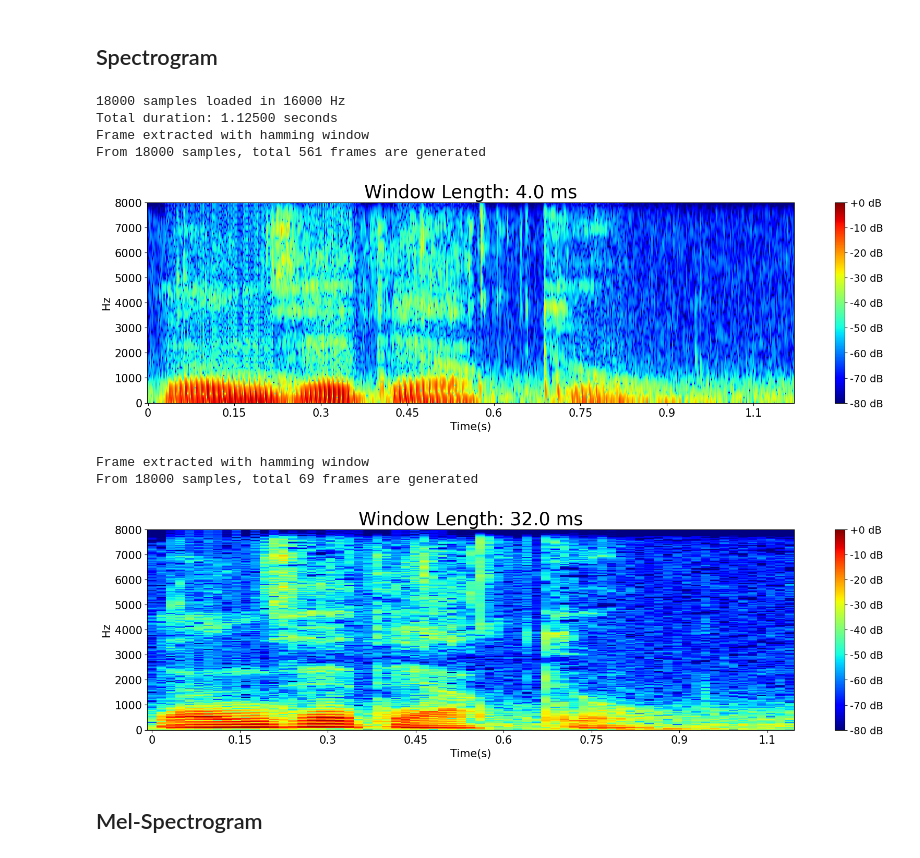
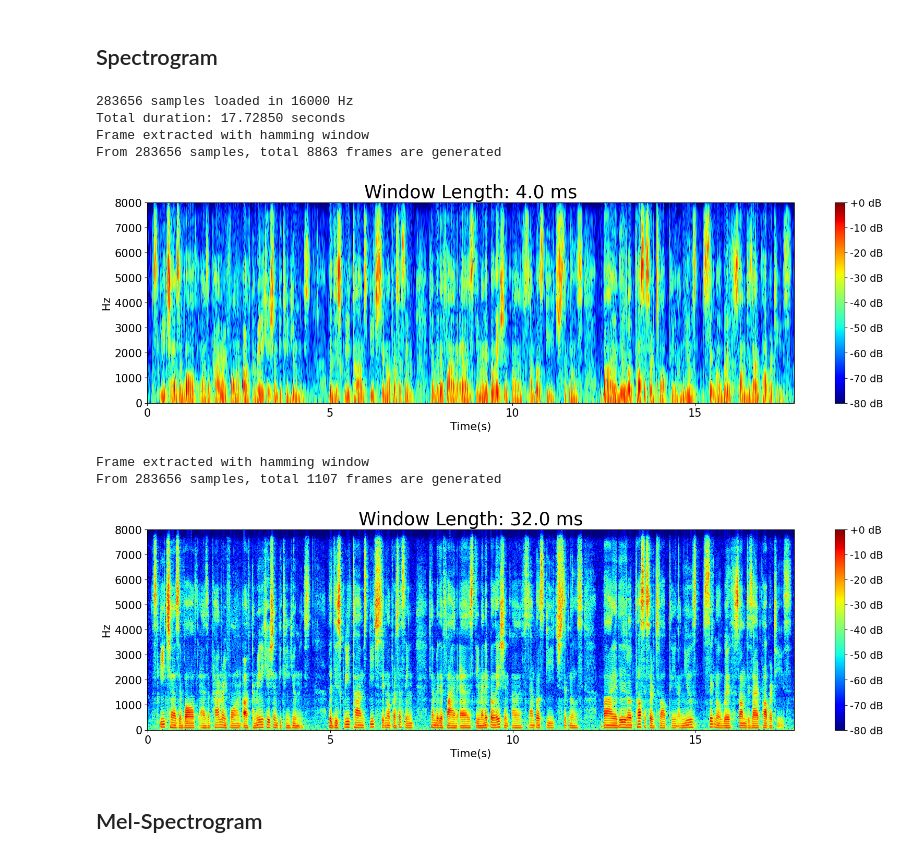
Before and after one commit to woongzip1/SpeechInterface, a Jupyter notebook: project_2.ipynb, the cells around one changed output. Saved outputs shown, nothing was run; the diff lists cells and outputs as text; code cells hidden in the pictures.

```diff
--- a/project_2.ipynb
+++ b/project_2.ipynb
@@ -137,28 +137,28 @@ def Spectrogram(y, sr, win_len, hop_len, win_type="hamming", n_fft=1024, dbscale
 # %%
 ## Spectrogram
 """ Plot Narrowband and Wideband Spectrogram """
 
-# path = "speech_16kHz.wav"
-path = "../SATEST-main/SATEST-main/yonseicrop.wav"
+path = "speech_16kHz.wav"
+# path = "../SATEST-main/SATEST-main/yonseicrop.wav"
 y, sr = AudioRead(path, plotopt=False)
 
 ## WideBand : 4ms window
 ## NarrowBand : 32ms window
 win_time = 0.004
 win_len = int(win_time * sr)
 hop_len = win_len//2
 
 wide_specgram = Spectrogram(y, sr, win_len, hop_len, dbscale=True, n_fft=2048, yscale='linear', plotopt=True)
 narr_specgram = Spectrogram(y, sr, win_len=win_len*8, hop_len=hop_len*8, dbscale=True, n_fft=2048, yscale='linear', plotopt=True)
 # %% [output]
-18000 samples loaded in 16000 Hz
-Total duration: 1.12500 seconds
+283656 samples loaded in 16000 Hz
+Total duration: 17.72850 seconds
 Frame extracted with hamming window
-From 18000 samples, total 561 frames are generated
+From 283656 samples, total 8863 frames are generated
-[figure, old version]
+[figure, new version]
 Frame extracted with hamming window
-From 18000 samples, total 69 frames are generated
+From 283656 samples, total 1107 frames are generated
-[figure, old version]
+[figure, new version]
 # %%
 # # Compare with Librosa
 # # 뒷 부분 frame이 추출되지 않으며 날아간 부분만 약간 소실 됨
```
Also changed, not shown: parts of 5 cells of this notebook.
